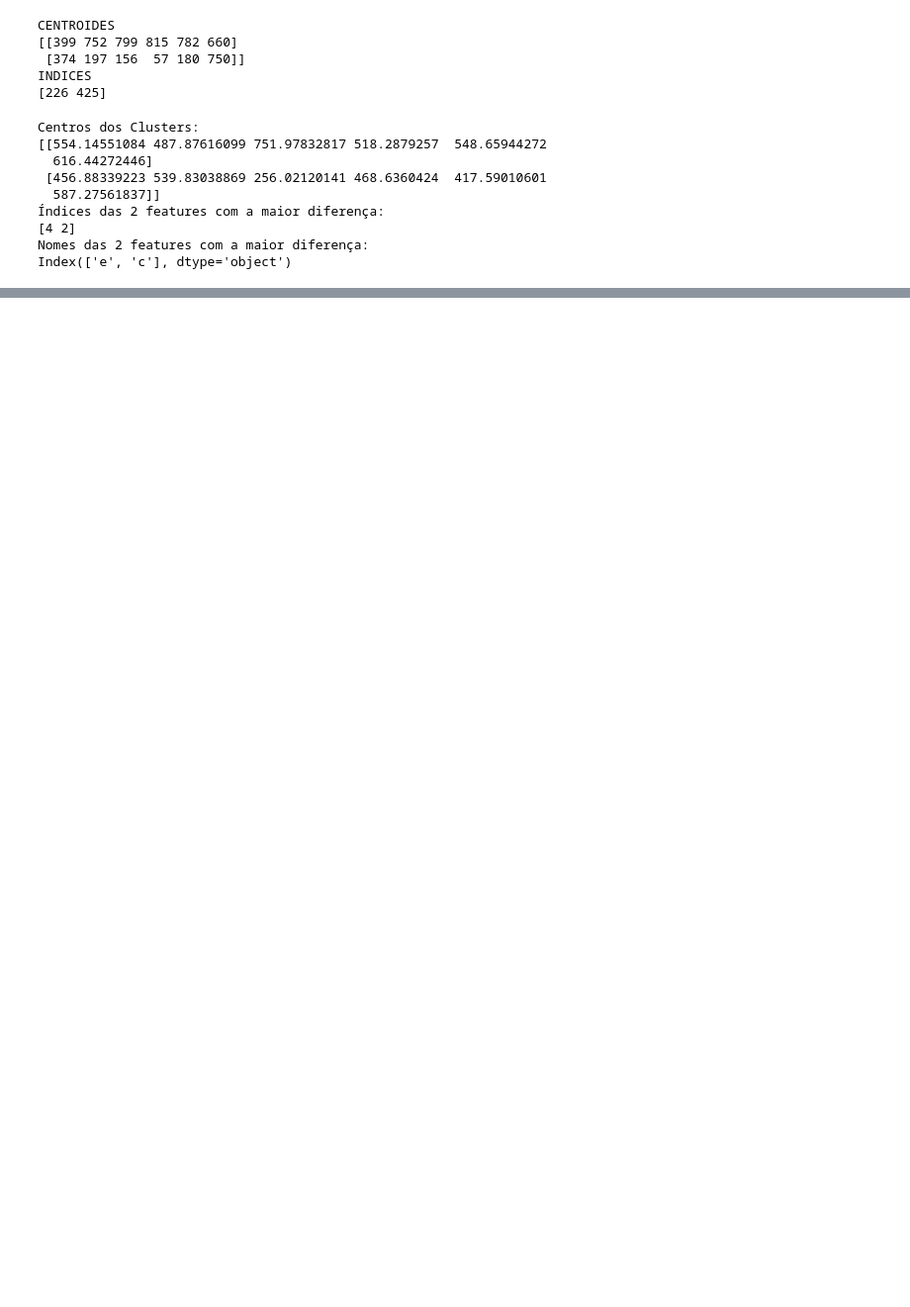
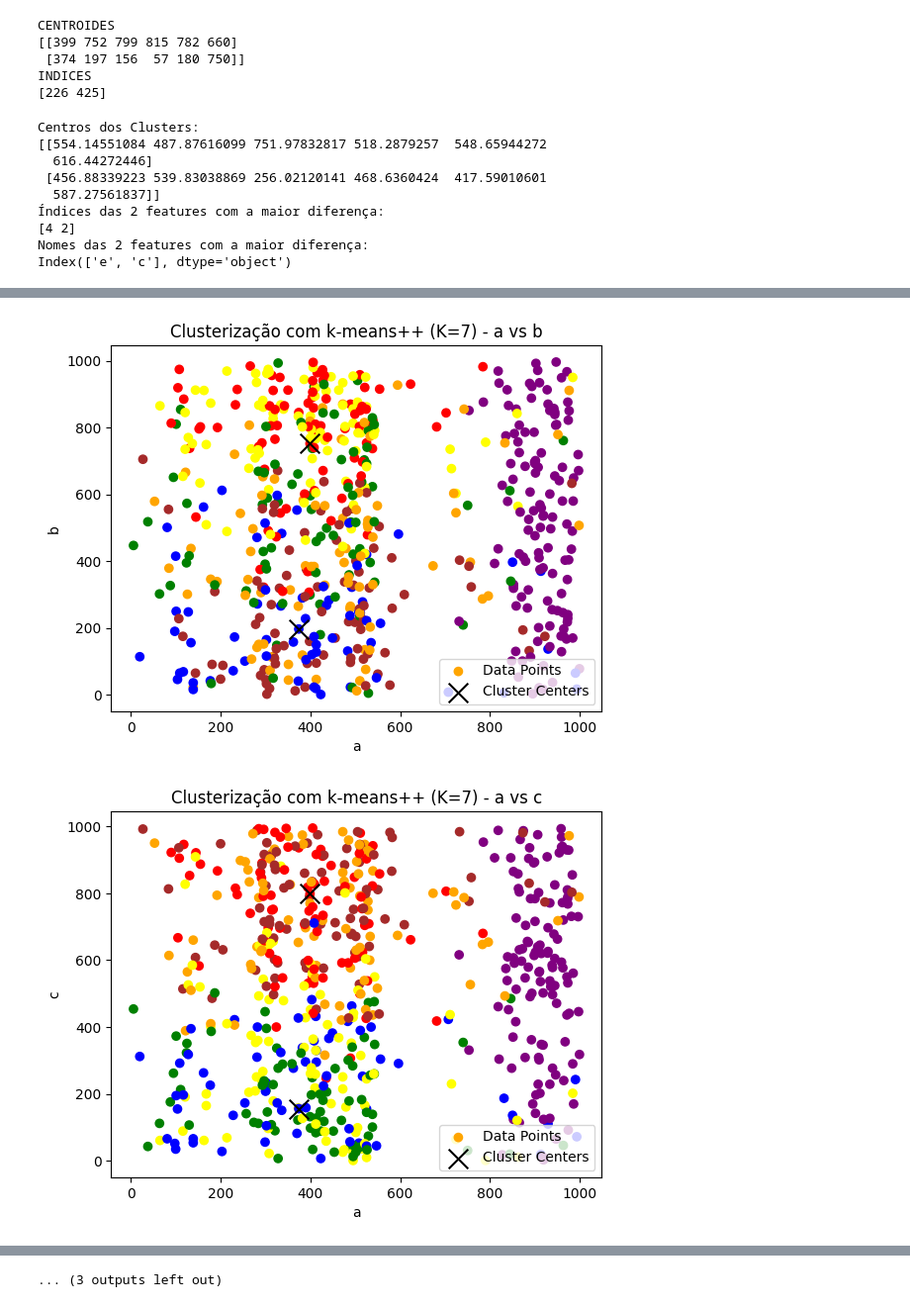
Before and after one commit to luigill/aula13-clusteriza-o-mde, a Jupyter notebook: aula13-24201083.ipynb, the cells around one changed output, grey strips where cells are left out. Shown at 99% size. Saved outputs shown, nothing was run; the diff lists cells and outputs as text; code cells hidden in the pictures; blank space fills up the shorter version.

```diff
--- a/aula13-24201083.ipynb
+++ b/aula13-24201083.ipynb
@@ -78,0 +210,46 @@ Index(['e', 'c'], dtype='object')
+# %%
+# Lista de pares de features
+feature_pairs = [
+    ("a", "b"),
+    ("a", "c"),
+    ("a", "d"),
+    ("a", "e"),
+    ("a", "f"),
+    ("b", "c"),
+    ("b", "d"),
+    ("b", "e"),
+    ("b", "f"),
+    ("c", "d"),
+    ("c", "e"),
+    ("c", "f"),
+    ("d", "e"),
+    ("d", "f"),
+    ("e", "f"),
+]
+
+# Iterar sobre os pares de features e plotar os gráficos bidimensionais
+for feature_x, feature_y in feature_pairs:
+    plt.figure()
+    plt.scatter(
+        dataframe[feature_x],
+        dataframe[feature_y],
+        c=cluster_colors_7,
+        marker="o",
+        label="Data Points",
+    )
+    plt.scatter(
+        centers[:, dataframe.columns.get_loc(feature_x)],
+        centers[:, dataframe.columns.get_loc(feature_y)],
+        c="black",
+        marker="x",
+        s=200,
+        label="Cluster Centers",
+    )
+    plt.title(f"Clusterização com k-means++ (K=7) - {feature_x} vs {feature_y}")
+    plt.xlabel(feature_x)
+    plt.ylabel(feature_y)
+    plt.legend()
+    plt.show()
+# %% [output]
+[figure, added]
+[figure, added]
@@ -78,0 +266 @@ Index(['e', 'c'], dtype='object')
+... (3 outputs left out)
```
Also changed, not shown: parts of 16 cells of this notebook.
